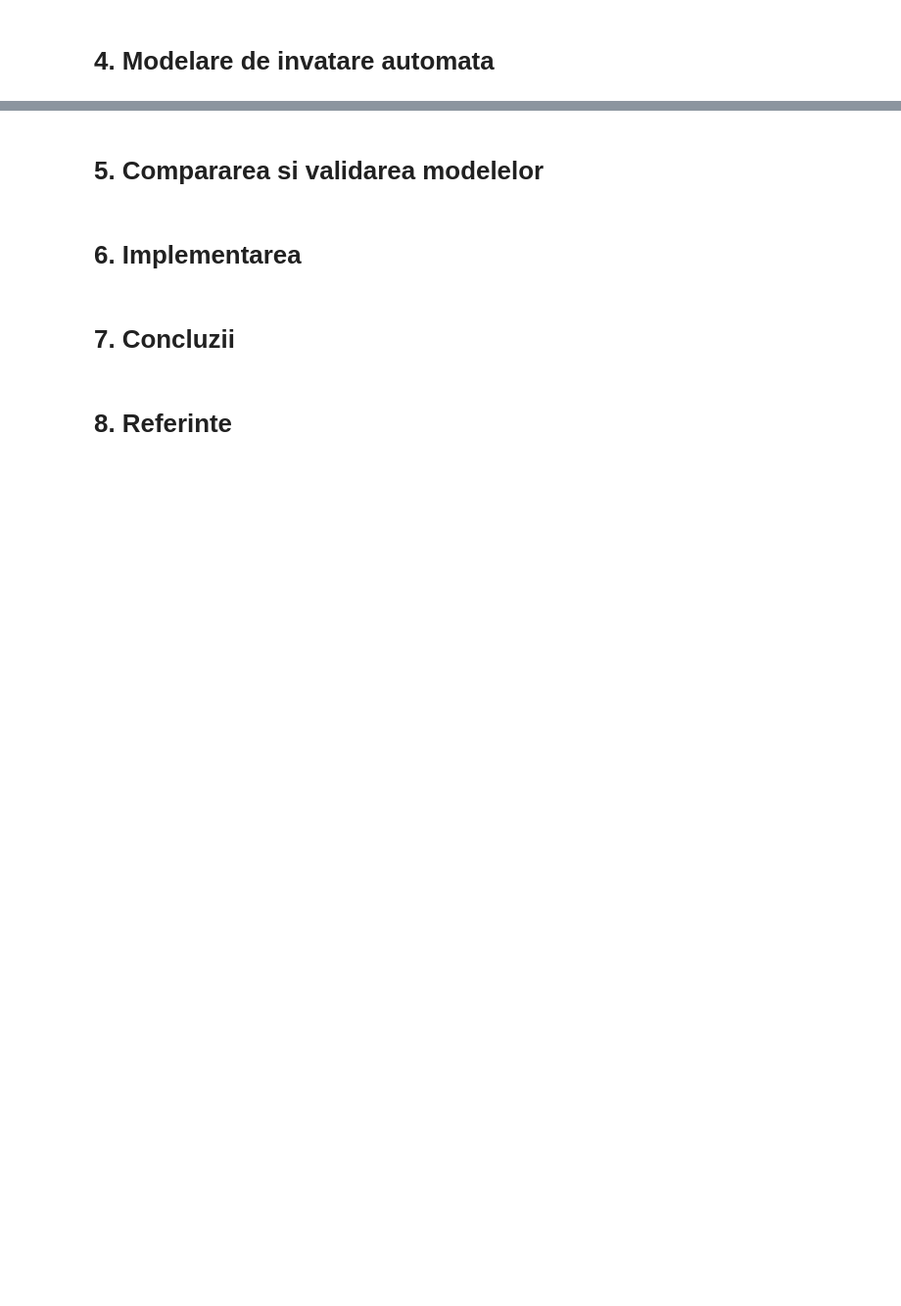
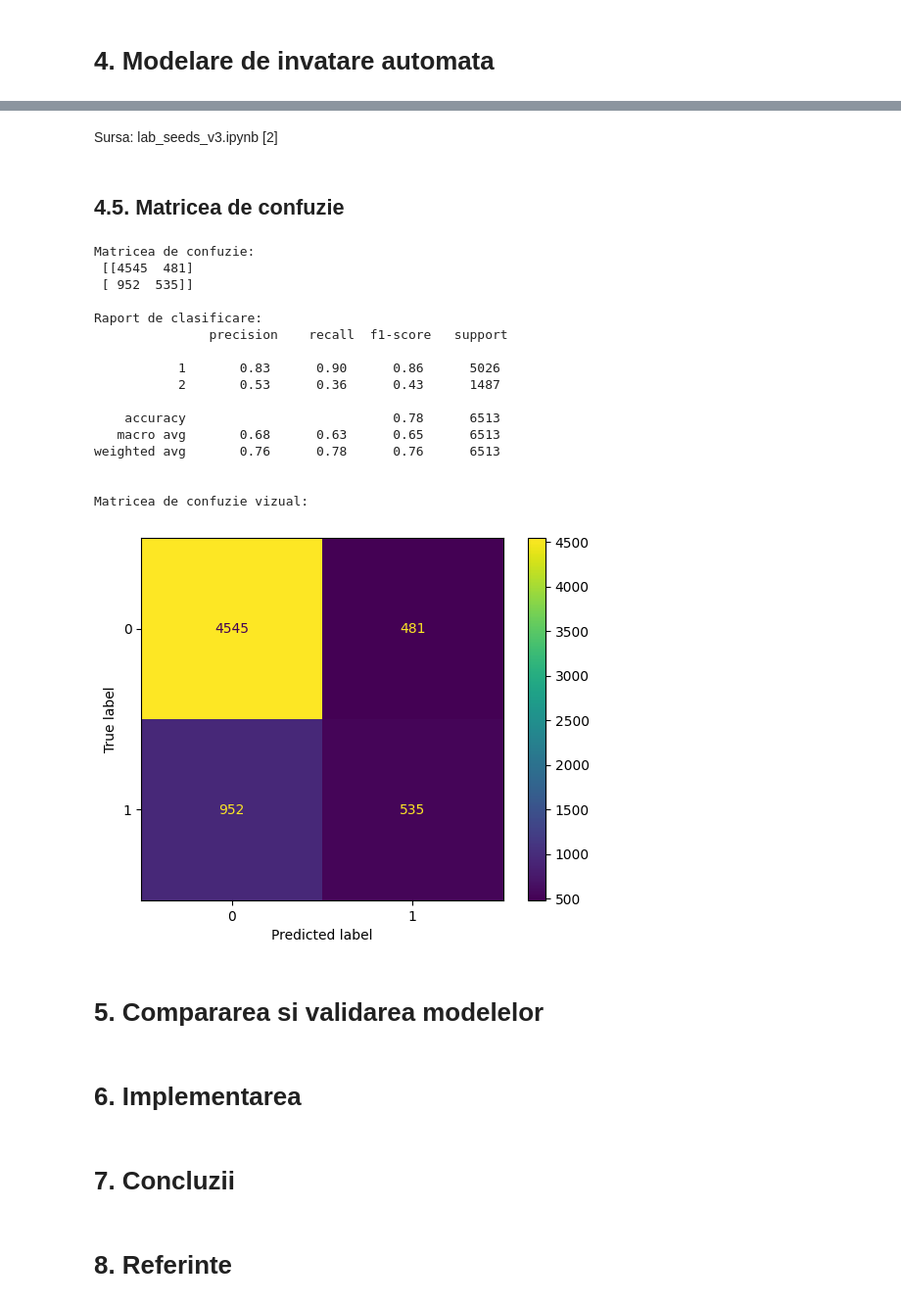
Before and after one commit to alex-olar-2/tehinva-project, a Jupyter notebook: olar_alex_tema_b_income_classification.ipynb, the cells around one changed output, grey strips where cells are left out. Shown at 98% size. Saved outputs shown, nothing was run; the diff lists cells and outputs as text; code cells hidden in the pictures; blank space fills up the shorter version.

Commit message:
Make changes untill conf_matrix

```diff
--- a/olar_alex_tema_b_income_classification.ipynb
+++ b/olar_alex_tema_b_income_classification.ipynb
@@ -223,0 +430,16 @@ Debug: Gemini [3]
+# %%
+from sklearn.tree import DecisionTreeClassifier
+from sklearn.metrics import classification_report, confusion_matrix
+
+indici_numerici = [0, 4, 12]
+
+clf = DecisionTreeClassifier()
+clf.fit(matrix_data_frame_without_income[:, indici_numerici], income_feature_vector)
+
+income_feature_vector_predicted = clf.predict(matrix_data_frame_without_income[:, indici_numerici])
+
+print(f"\nAccuracy {clf.score(matrix_data_frame_without_income[:, indici_numerici],income_feature_vector)}\n")
+print(f"\nClasificari eronate(%): { np.count_nonzero(income_feature_vector_predicted != income_feature_vector)/income_feature_vector.shape[0]}\n")
+
+print("\nMatricea de cunfuzie: \n", confusion_matrix(income_feature_vector_predicted, income_feature_vector))
+print("\nRaport de clasificare\n", classification_report(income_feature_vector_predicted, income_feature_vector))
@@ -224,3 +466,53 @@ Debug: Gemini [3]
+# %% [markdown]
+Sursa: lab_seeds_v3.ipynb [2]
+# %% [markdown]
+## 4.5. Matricea de confuzie
+# %%
+from sklearn.model_selection import train_test_split
+from sklearn.metrics import ConfusionMatrixDisplay
+
+indici_numerici = [0, 4, 12]
+
+matrix_data_frame_without_income_train, matrix_data_frame_without_income_test, income_feature_vector_train, income_feature_vector_test = train_test_split(matrix_data_frame_without_income[:, indici_numerici], income_feature_vector, test_size=0.20, random_state=1)
+
+clasificator = DecisionTreeClassifier()
+clasificator.fit(
+    matrix_data_frame_without_income_train,
+    income_feature_vector_train
+)
+
+income_feature_vector_predict_test = clasificator.predict(matrix_data_frame_without_income_test)
+
+mat_conf = confusion_matrix(
+    income_feature_vector_test,
+    income_feature_vector_predict_test
+)
+
+print("\nMatricea de confuzie: \n", mat_conf)
+print("\nRaport de clasificare: \n", classification_report(
+    income_feature_vector_test,
+    income_feature_vector_predict_test)
+)
+print("\nMatricea de confuzie vizual: \n")
+cm_display = ConfusionMatrixDisplay(mat_conf).plot()
+# %% [output]
+Matricea de confuzie:
+ [[4545  481]
+ [ 952  535]]
+
+Raport de clasificare:
+               precision    recall  f1-score   support
+
+           1       0.83      0.90      0.86      5026
+           2       0.53      0.36      0.43      1487
+
+    accuracy                           0.78      6513
+   macro avg       0.68      0.63      0.65      6513
+weighted avg       0.76      0.78      0.76      6513
+
+
+Matricea de confuzie vizual:
+[figure, added]
 # %% [markdown]
 # 5. Compararea si validarea modelelor
 # %% [markdown]
```
Also changed, not shown: parts of 25 cells of this notebook.
